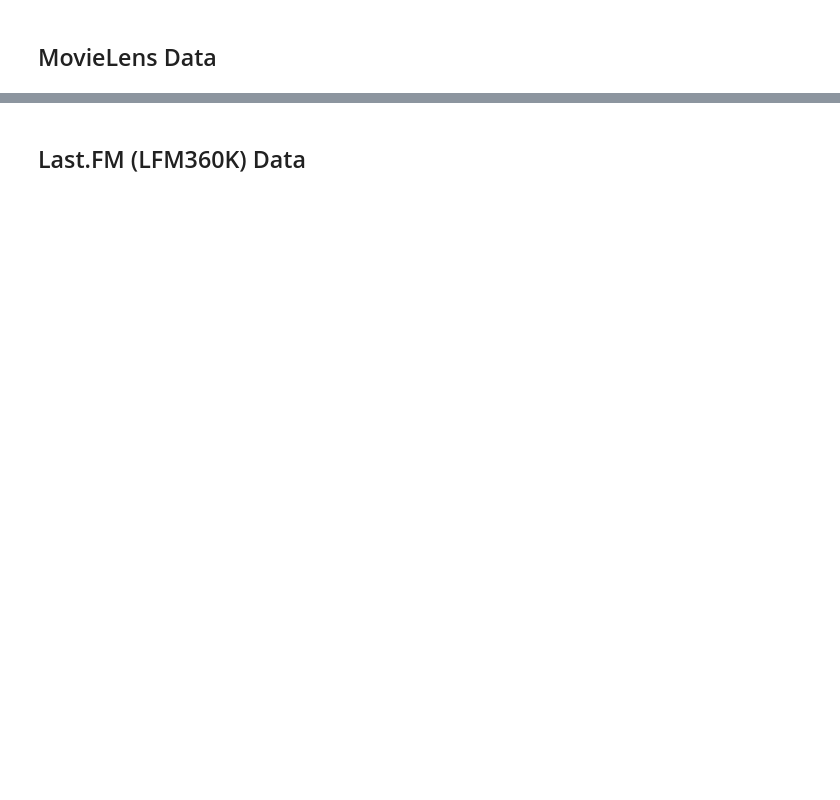
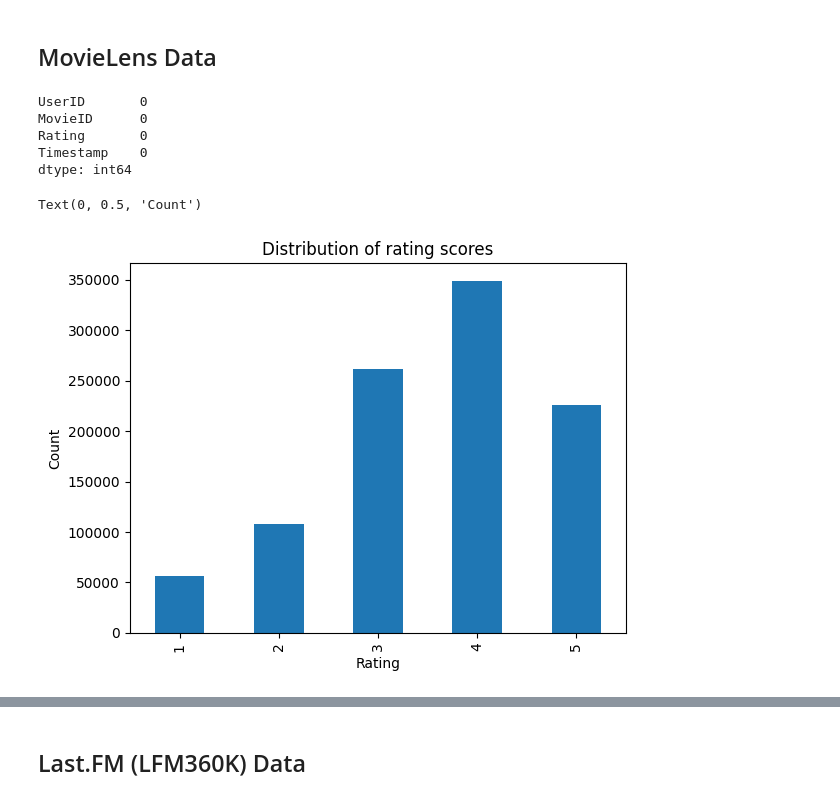
Before and after one commit to michael-garciaperez/DSC180A-Methodology-5, a Jupyter notebook: DSC180B_EDA_V1.ipynb, the cells around one changed output, grey strips where cells are left out. Drawn from its saved outputs; the diff is of its cells as text; code cells hidden in the pictures; blank space fills up the shorter version.

Commit message:
Some data cleaning & EDA plots

```diff
--- a/DSC180B_EDA_V1.ipynb
+++ b/DSC180B_EDA_V1.ipynb
@@ -49,3 +49,25 @@ users_df = pd.read_csv(users_file, sep="::", engine="python", header=None, names
 movies_file = os.path.join(extract_path, "movies.dat")
 movies_columns = ["MovieID", "Title", "Genres"]
 movies_df = pd.read_csv(movies_file, sep="::", engine="python", header=None, names=movies_columns, encoding='latin1')
+# %%
+# Check for null values in Ratings file
+
+# None of the columns contain null values
+ratings_df.isnull().sum()
+# %% [output]
+UserID       0
+MovieID      0
+Rating       0
+Timestamp    0
+dtype: int64
+# %%
+# Plot distribution of rating scores
+ratings_df['Rating'].value_counts().sort_index().plot(kind='bar')
+plt.title('Distribution of rating scores')
+plt.ylabel('Count')
+
+# There do not appear to be any placeholders for missing vals
+# Most ratings are 4 stars, the least amount of ratings are 1 star
+# %% [output]
+Text(0, 0.5, 'Count')
+[figure, added]
```
Also changed, not shown: parts of 19 cells of this notebook.
